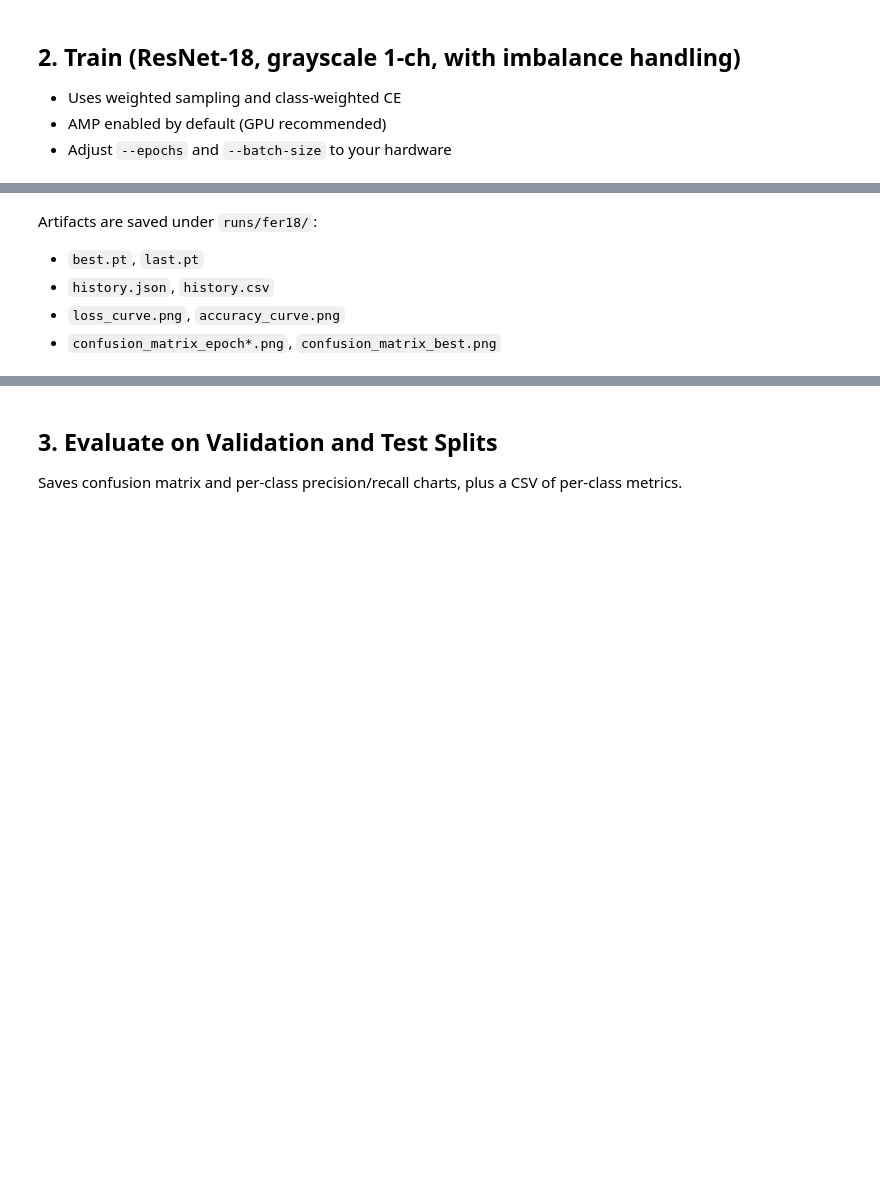
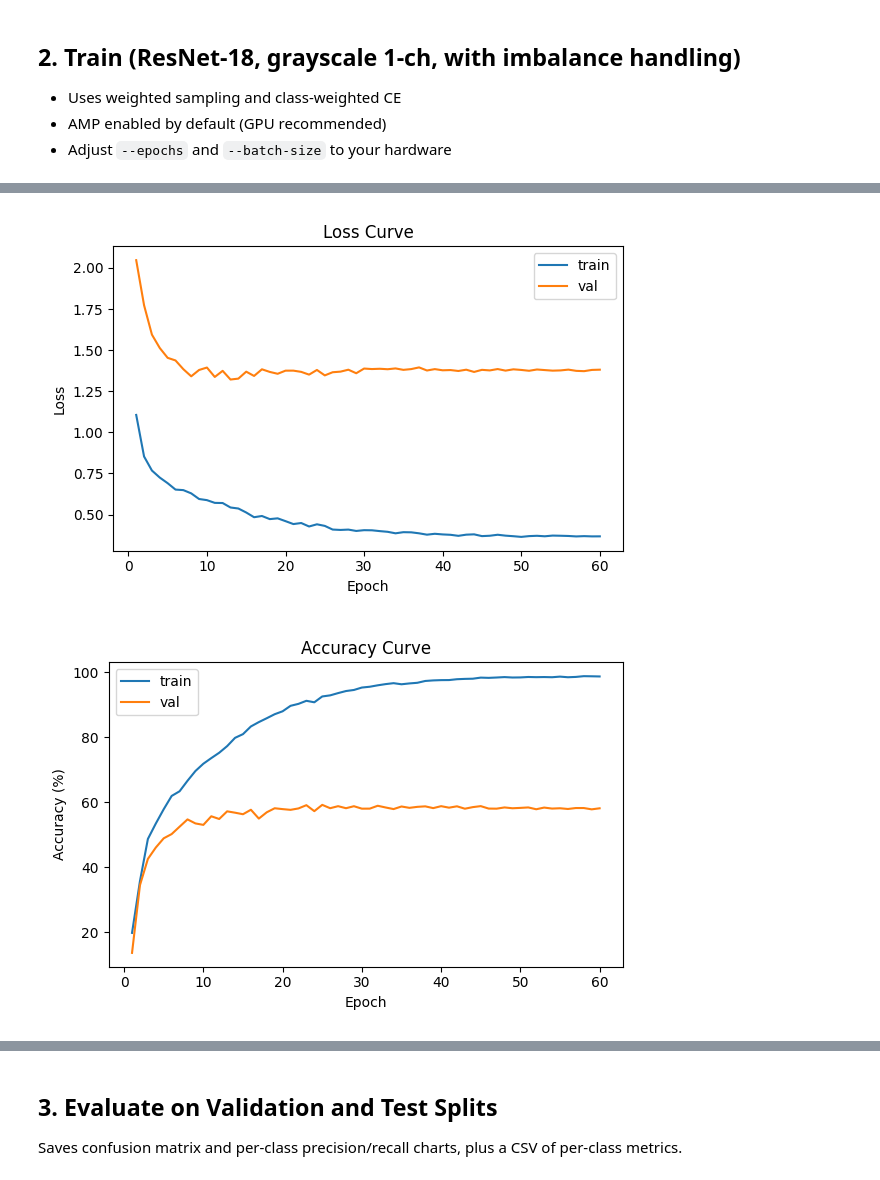
Before and after one commit to JerMa88/mood-recognition-yolo, a Jupyter notebook: resnet/notebooks/FER2013_Quickstart.ipynb, the cells around one changed output, grey strips where cells are left out. Cells and saved outputs as stored; diff of their text form; code cells hidden in the pictures; blank space fills up the shorter version.

```diff
--- a/resnet/notebooks/FER2013_Quickstart.ipynb
+++ b/resnet/notebooks/FER2013_Quickstart.ipynb
@@ -68,15 +116,12 @@ Artifacts will be saved under `runs/ddp_fer/` on rank 0.
-# %% [markdown]
-Artifacts are saved under `runs/fer18/`:
-- `best.pt`, `last.pt`
-- `history.json`, `history.csv`
-- `loss_curve.png`, `accuracy_curve.png`
-- `confusion_matrix_epoch*.png`, `confusion_matrix_best.png`
 # %%
 # Display training curves from the run directory
 from IPython.display import Image, display
 import os
-run_dir = 'runs/fer18'
+run_dir = '../runs/9/1'
 for fname in ['loss_curve.png', 'accuracy_curve.png', 'confusion_matrix_best.png']:
     path = os.path.join(run_dir, fname)
     if os.path.exists(path):
         display(Image(filename=path))
+# %% [output]
+[figure, added]
+[figure, added]
```
Also changed, not shown: parts of 14 cells of this notebook, 10 other files.
